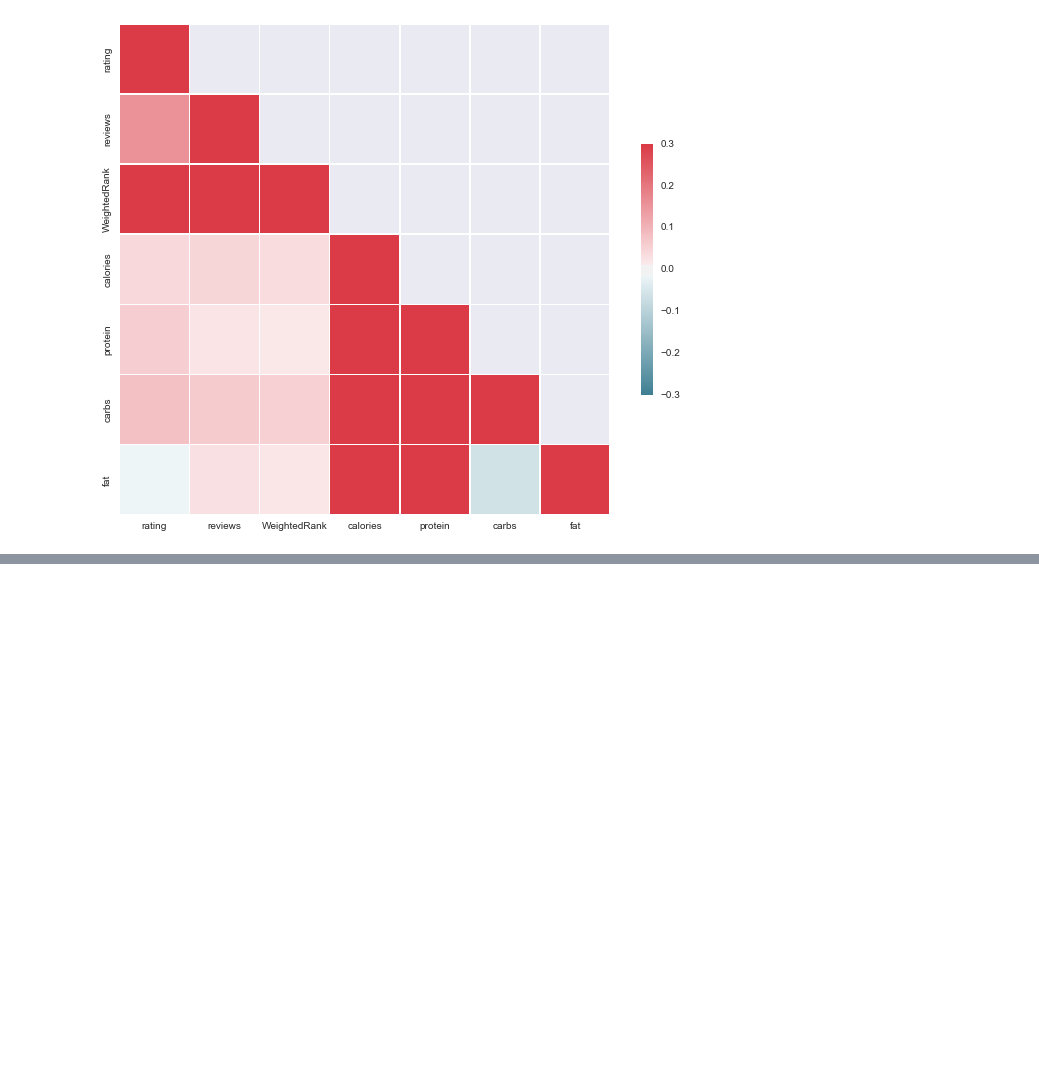
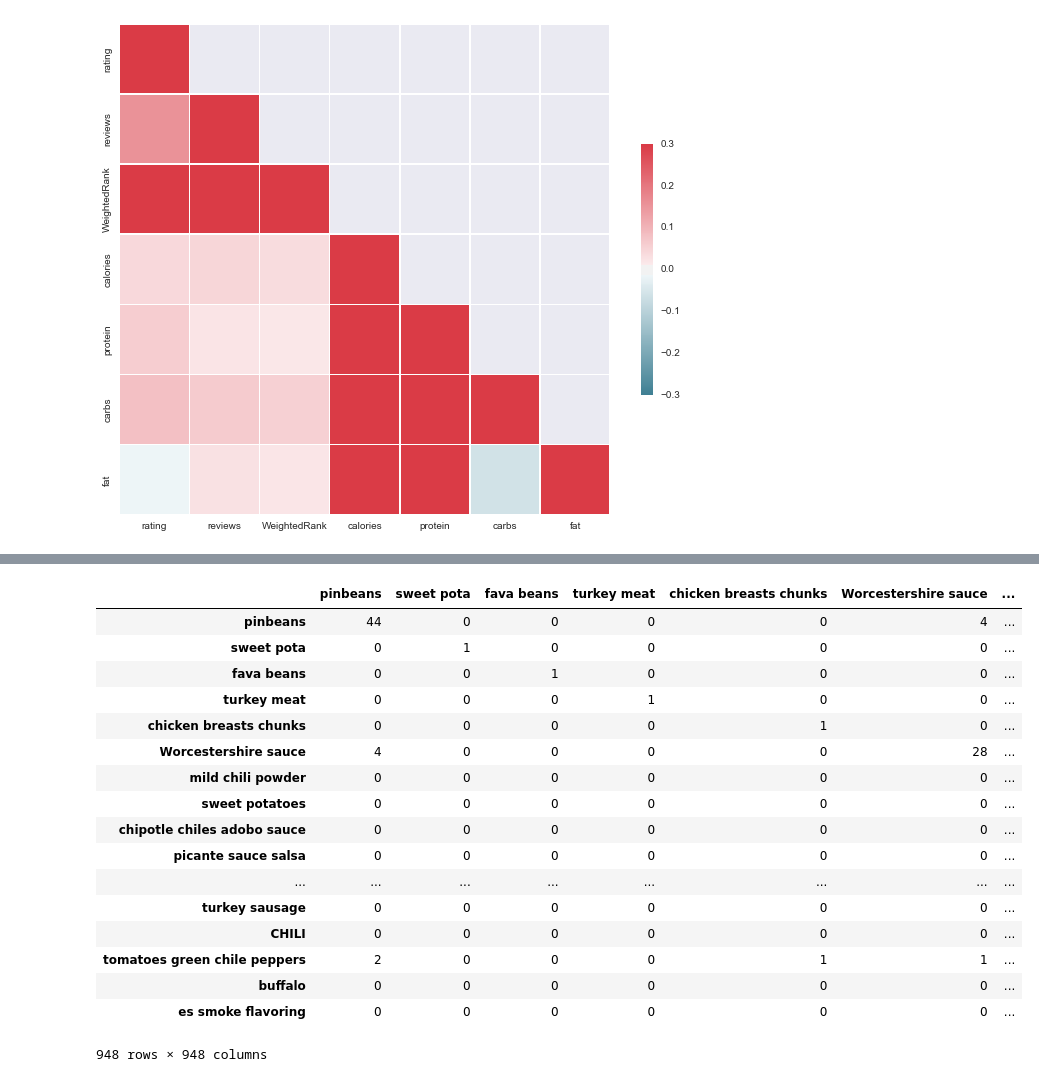
Before and after one commit to mbernico/chili_cookoff, a Jupyter notebook: Chili EDA.ipynb, the cells around one changed output, grey strips where cells are left out. Cells and saved outputs as stored; diff of their text form; code cells hidden in the pictures; blank space fills up the shorter version.

```diff
--- a/Chili EDA.ipynb
+++ b/Chili EDA.ipynb
@@ -397,0 +470,25 @@ sns.heatmap(corr, mask=mask, cmap=cmap, vmax=.3,
+# %%
+ing_T = ingredients_df.T
+# %%
+ing_by_ing_df = ing_T.dot(ingredients_df)
+# %%
+ing_by_ing_df
+# %% [output]
+|  | pinbeans | sweet pota | fava beans | turkey meat | chicken breasts chunks | Worcestershire sauce | ... |
+| pinbeans | 44 | 0 | 0 | 0 | 0 | 4 | ... |
+| sweet pota | 0 | 1 | 0 | 0 | 0 | 0 | ... |
+| fava beans | 0 | 0 | 1 | 0 | 0 | 0 | ... |
+| turkey meat | 0 | 0 | 0 | 1 | 0 | 0 | ... |
+| chicken breasts chunks | 0 | 0 | 0 | 0 | 1 | 0 | ... |
+| Worcestershire sauce | 4 | 0 | 0 | 0 | 0 | 28 | ... |
+| mild chili powder | 0 | 0 | 0 | 0 | 0 | 0 | ... |
+| sweet potatoes | 0 | 0 | 0 | 0 | 0 | 0 | ... |
+| chipotle chiles adobo sauce | 0 | 0 | 0 | 0 | 0 | 0 | ... |
+| picante sauce salsa | 0 | 0 | 0 | 0 | 0 | 0 | ... |
+| ... | ... | ... | ... | ... | ... | ... | ... |
+| turkey sausage | 0 | 0 | 0 | 0 | 0 | 0 | ... |
+| CHILI | 0 | 0 | 0 | 0 | 0 | 0 | ... |
+| tomatoes green chile peppers | 2 | 0 | 0 | 0 | 1 | 1 | ... |
+| buffalo | 0 | 0 | 0 | 0 | 0 | 0 | ... |
+| es smoke flavoring | 0 | 0 | 0 | 0 | 0 | 0 | ... |
+948 rows × 948 columns
```
Also changed, not shown: parts of 15 cells of this notebook.
